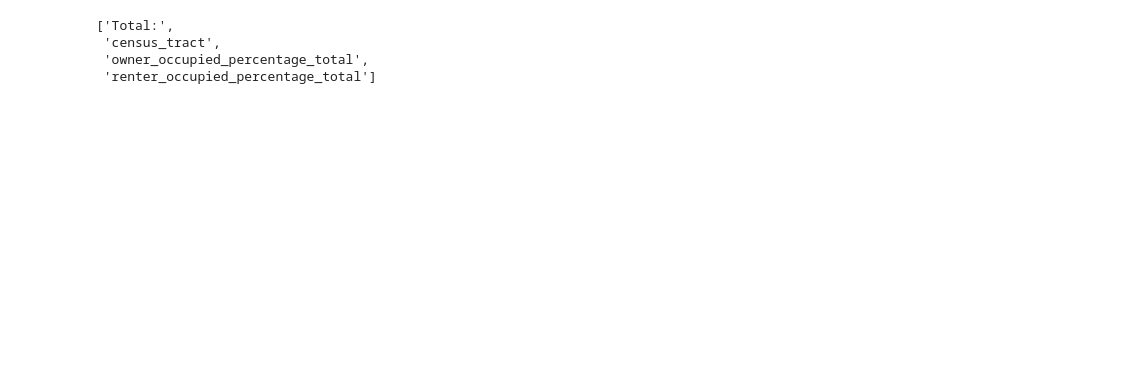
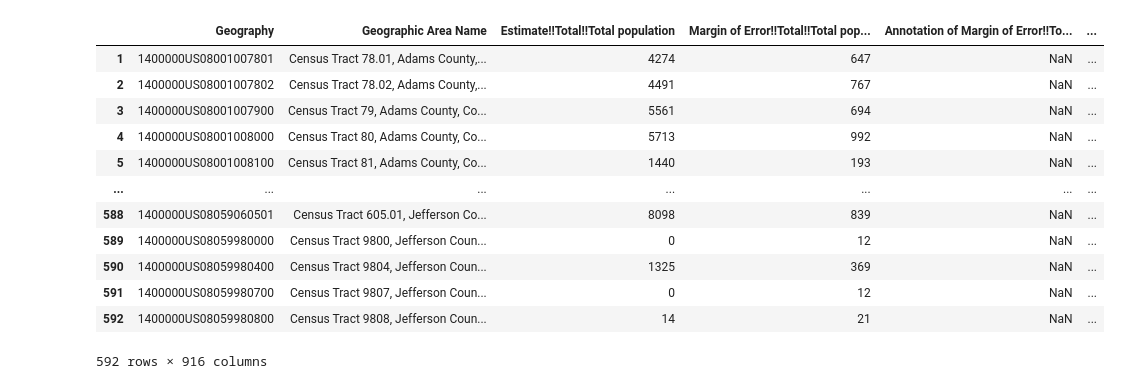
Before and after one commit to b-o-l-l-a/aes-eeng415, a Jupyter notebook: healthcare_project/preprocessing.ipynb, the cells around one changed output. Drawn from its saved outputs; the diff is of its cells as text; code cells hidden in the pictures; blank space fills up the shorter version.

```diff
--- a/healthcare_project/preprocessing.ipynb
+++ b/healthcare_project/preprocessing.ipynb
@@ -13,9 +13,12 @@ zip_tract_mapping_df = pd.read_excel(
 unique_tracts = zip_tract_mapping_df["TRACT"].unique()
 unique_zips = zip_tract_mapping_df["ZIP"].unique()
 
-income_df = pd.read_csv(os.path.join(DATA_DIR, "Income - All Counties.csv")).transpose()
-home_own_rent_df = pd.read_csv(os.path.join(DATA_DIR, "Own v Rent - All Counties.csv")).transpose()
-race_df = pd.read_csv(os.path.join(DATA_DIR, "Race - All Counties.csv")).transpose()
+income_df = pd.read_csv(os.path.join(DATA_DIR, "raw", "Income - All Counties.csv")).transpose()
+home_own_rent_df = pd.read_csv(os.path.join(DATA_DIR, "raw", "Own v Rent - All Counties.csv")).transpose()
+race_df = pd.read_csv(os.path.join(DATA_DIR, "raw", "Race - All Counties.csv")).transpose()
+educational_attainment_df = pd.read_csv(os.path.join(DATA_DIR, "raw", "acs_educational_attainment.csv")).drop('Unnamed: 1538', axis='columns')
+age_df = pd.read_csv(os.path.join(DATA_DIR, "raw", "acs_age.csv")).drop('Unnamed: 914', axis='columns')
 
 CENSUS_TRACT_COLNAME = 'census_tract'
-CENSUS_TRACT_NAME_COLNAME = 'Label (Grouping)'
+CENSUS_TRACT_NAME_COLNAME_DECENNIAL = 'Label (Grouping)'
+CENSUS_TRACT_NAME_COLNAME_ACS = 'Geographic Area Name'
@@ -43,10 +62,10 @@ def find_census_tract_number(tract_label):
 
     return full_tract
 # %%
-def assign_columns(df):
+def assign_columns(df, col_idx = 0):
 
-    df.columns = df.iloc[0]
-    df.drop(df.index[0], inplace=True)
+    df.columns = df.iloc[col_idx]
+    df.drop(df.index[col_idx], inplace=True)
 
     return df
 
@@ -57,6 +76,8 @@ def remove_unicode_from_column_names(colname):
 home_own_rent_df = assign_columns(home_own_rent_df)
 race_df = assign_columns(race_df)
 income_df = assign_columns(income_df)
+educational_attainment_df = assign_columns(educational_attainment_df)
+age_df = assign_columns(age_df)
 
 home_own_rent_df.columns = [remove_unicode_from_column_names(colname) for colname in home_own_rent_df.columns]
 race_df.columns = [remove_unicode_from_column_names(colname) for colname in race_df.columns]
@@ -65,3 +86,21 @@ income_df.columns = [remove_unicode_from_column_names(colname) for colname in in
 home_own_rent_df[CENSUS_TRACT_COLNAME] = home_own_rent_df.apply(lambda x: find_census_tract_number(x.name), axis = 1)
 race_df[CENSUS_TRACT_COLNAME] = race_df.apply(lambda x: find_census_tract_number(x.name), axis = 1)
 income_df[CENSUS_TRACT_COLNAME] = income_df.apply(lambda x: find_census_tract_number(x.name), axis = 1)
+educational_attainment_df[CENSUS_TRACT_COLNAME] = educational_attainment_df[CENSUS_TRACT_NAME_COLNAME_ACS].apply(lambda x: find_census_tract_number(x))
+age_df[CENSUS_TRACT_COLNAME] = age_df[CENSUS_TRACT_NAME_COLNAME_ACS].apply(lambda x: find_census_tract_number(x))
+# %%
+age_df
+# %% [output]
+|  | Geography | Geographic Area Name | Estimate!!Total!!Total population | Margin of Error!!Total!!Total pop... | Annotation of Margin of Error!!To... | ... |
+| 1 | 1400000US08001007801 | Census Tract 78.01, Adams County,... | 4274 | 647 | NaN | ... |
+| 2 | 1400000US08001007802 | Census Tract 78.02, Adams County,... | 4491 | 767 | NaN | ... |
+| 3 | 1400000US08001007900 | Census Tract 79, Adams County, Co... | 5561 | 694 | NaN | ... |
+| 4 | 1400000US08001008000 | Census Tract 80, Adams County, Co... | 5713 | 992 | NaN | ... |
+| 5 | 1400000US08001008100 | Census Tract 81, Adams County, Co... | 1440 | 193 | NaN | ... |
+| ... | ... | ... | ... | ... | ... | ... |
+| 588 | 1400000US08059060501 | Census Tract 605.01, Jefferson Co... | 8098 | 839 | NaN | ... |
+| 589 | 1400000US08059980000 | Census Tract 9800, Jefferson Coun... | 0 | 12 | NaN | ... |
+| 590 | 1400000US08059980400 | Census Tract 9804, Jefferson Coun... | 1325 | 369 | NaN | ... |
+| 591 | 1400000US08059980700 | Census Tract 9807, Jefferson Coun... | 0 | 12 | NaN | ... |
+| 592 | 1400000US08059980800 | Census Tract 9808, Jefferson Coun... | 14 | 21 | NaN | ... |
+592 rows × 916 columns
@@ -106,8 +155,0 @@ home_own_rent_df_w_percentages = transform_counts_into_percentages(
-# %%
-home_own_rent_columns = ['Total:', CENSUS_TRACT_COLNAME] + [col for col in home_own_rent_df_w_percentages.columns if 'percentage_total' in col]
-home_own_rent_columns
-# %% [output]
-['Total:',
- 'census_tract',
- 'owner_occupied_percentage_total',
- 'renter_occupied_percentage_total']
```
Also changed, not shown: parts of 31 cells of this notebook.
